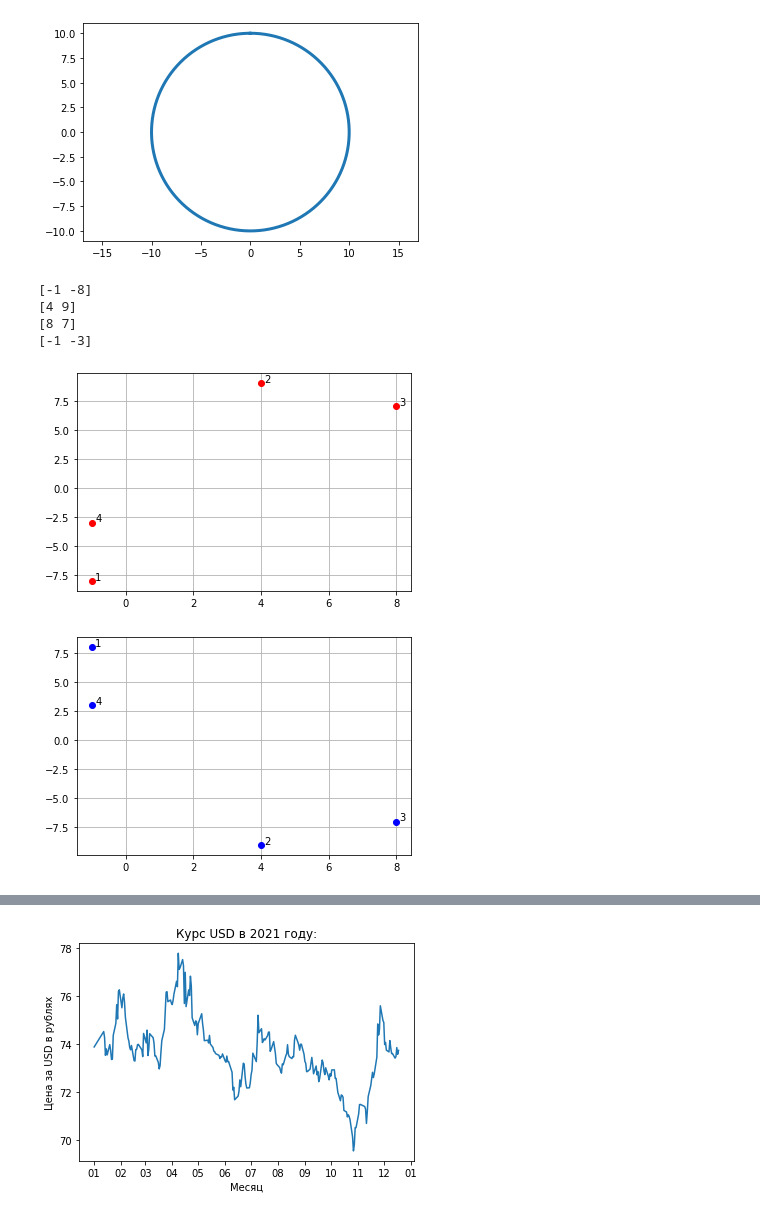
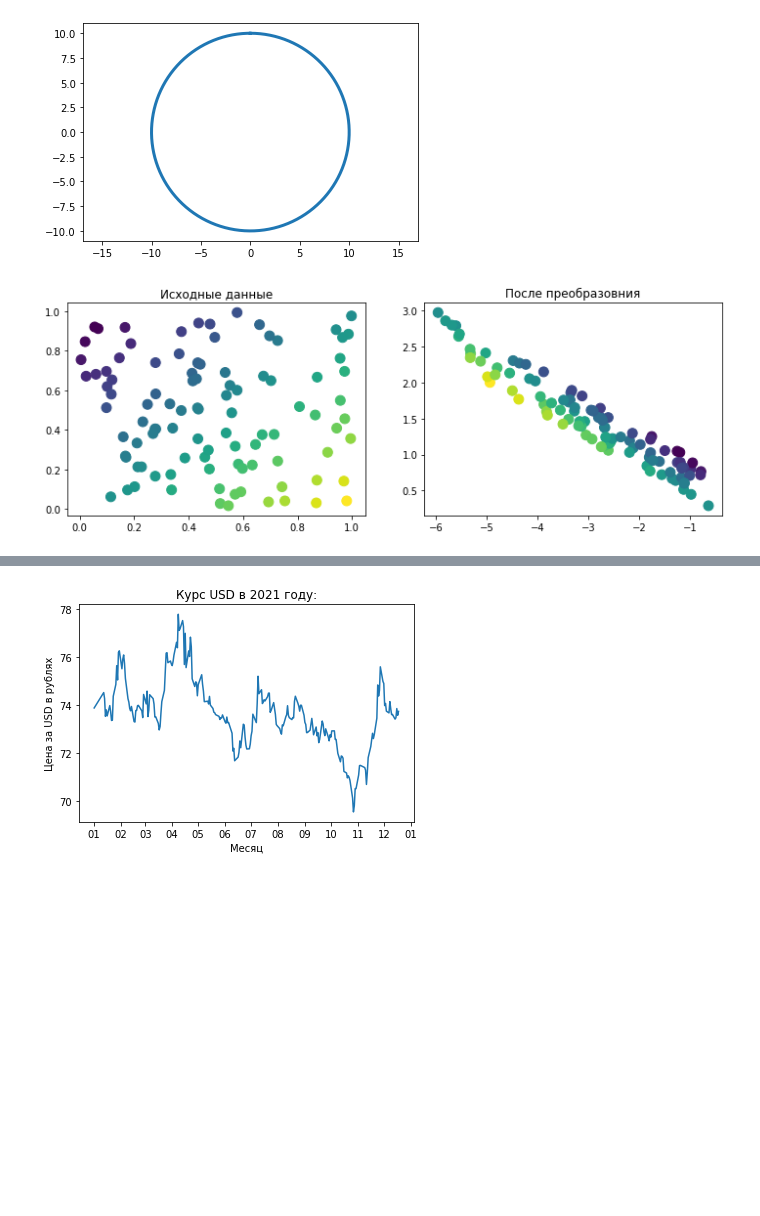
Before and after one commit to novikovMLtest/Lab1ML, a Jupyter notebook: Lab1.ipynb, the cells around one changed output, grey strips where cells are left out. Saved outputs shown, nothing was run; the diff lists cells and outputs as text; code cells hidden in the pictures; blank space fills up the shorter version.

```diff
--- a/Lab1.ipynb
+++ b/Lab1.ipynb
@@ -39,43 +45,37 @@ plt.axis('equal')
 plt.show()
 # %% [output]
 [figure]
-# %%
-#задание 4
-
-import random
-
-def transformation_plot(plots,matrix):
-    counter = 1;
-    for pt in plots:
-        plt.plot(pt[0], pt[1],'ro')
-        plt.annotate(counter,xy=(pt[0]+0.1, pt[1]+0.1))
-        counter+=1
-
-    plt.grid(True)
-    plt.show()
-
-    counter = 1;
-    for pt in plots:
-        pt = np.dot(pt,matrix)
-        plt.plot(pt[0], pt[1],'bo')
-        plt.annotate(counter,xy=(pt[0]+0.1, pt[1]+0.1))
-        counter+=1
-    plt.grid(True)
-    plt.show()
-
-plots=[]
-matrix=np.array([[1,0], [0, -1]])
-for i in range(0,4):
-    pt = np.array([random.randint(-10,10), random.randint(-10,10)])
-    print(pt)
-    plots.append(pt)
-
-transformation_plot(plots, matrix)
-# %% [output]
-[-1 -8]
-[4 9]
-[8 7]
-[-1 -3]
-[figure, removed]
-[figure, removed]
+# %%
+#задание 2.4
+
+import numpy as np
+import matplotlib.pyplot as plt
+import random
+
+def transformation_plot(plots,matrix):
+    fig, ax = plt.subplots(1, 2, figsize=(12,4))
+    x = plots[:,0]
+    y = plots[:,1]
+
+    def set_color(x,y):
+        return x-y
+    colors = set_color(x,y)
+
+    ax[0].scatter(x, y, len(x), c=colors)
+    ax[0].set_title('Исходные данные')
+
+    plots = np.dot(plots, matrix)
+    x = plots[:,0]
+    y = plots[:,1]
+
+    ax[1].scatter(x, y, len(x), c=colors)
+    ax[1].set_title('После преобразовния')
+
+number_of_points = 100
+plots=np.random.random(size=(number_of_points, 2))
+matrix=np.array([[-5,2],[-1,1]])
+
+transformation_plot(plots, matrix)
+# %% [output]
+[figure, added]
 # %%
```
Also changed, not shown: parts of 13 cells of this notebook.
